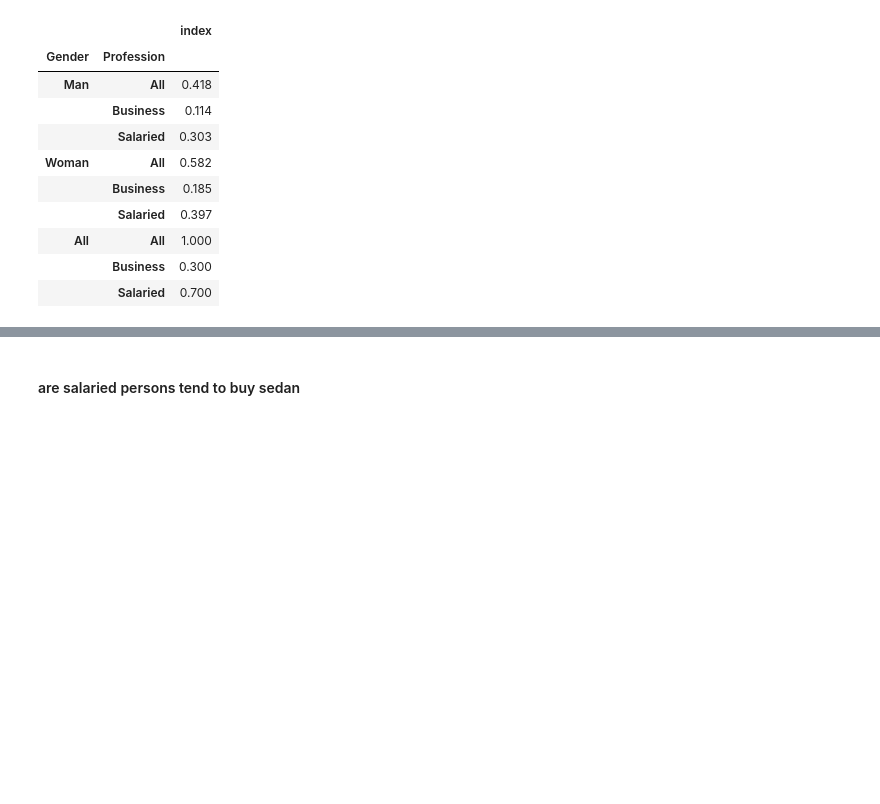
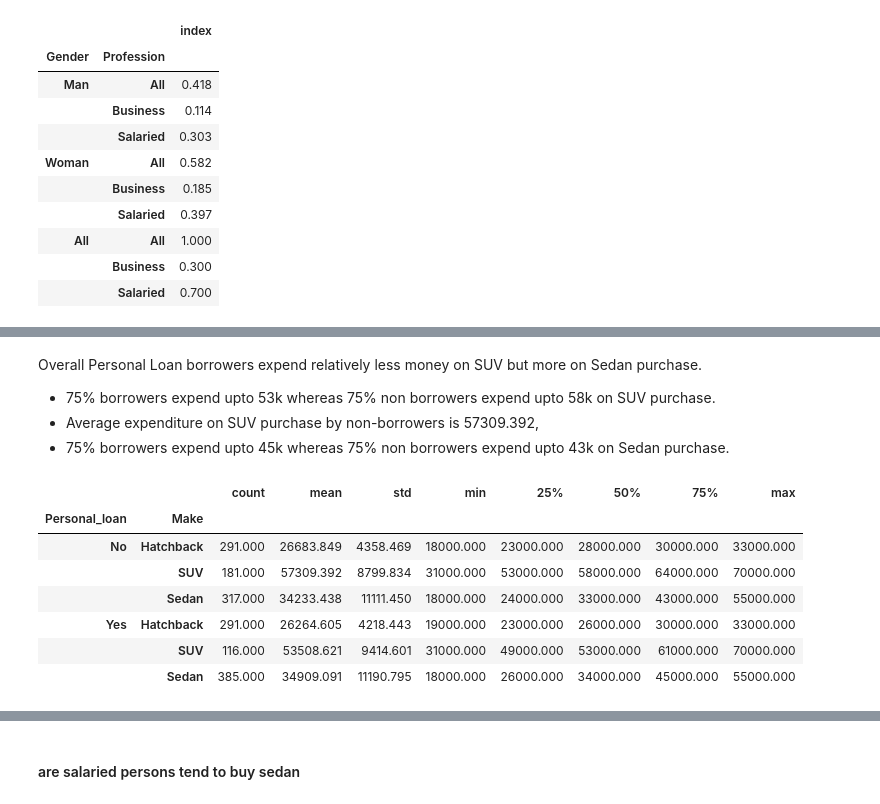
Before and after one commit to devopsopenshift/python, a Jupyter notebook: coded_project/AUSTO-1-4.ipynb, the cells around one changed output, grey strips where cells are left out. Saved outputs shown, nothing was run; the diff lists cells and outputs as text; code cells hidden in the pictures; blank space fills up the shorter version.

Commit message:
Q5. How much money was spent on purchasing automobiles by individuals who took personal loan

```diff
--- a/coded_project/AUSTO-1-4.ipynb
+++ b/coded_project/AUSTO-1-4.ipynb
@@ -535,0 +521,17 @@ table.stack('Profession')
+# %% [markdown]
+Overall Personal Loan borrowers expend relatively less money on SUV but more on Sedan purchase.
+ *  75% borrowers expend upto 53k whereas 75% non borrowers expend upto 58k on SUV purchase.
+   * Average expenditure on SUV purchase by non-borrowers is 57309.392,
+ *  75% borrowers expend upto 45k whereas 75% non borrowers expend upto 43k on Sedan purchase.
+# %%
+quantile_data=data.groupby(['Personal_loan','Make'])['Price'].describe()
+quantile_data
+# %% [output]
+|  |  | count | mean | std | min | 25% | 50% | 75% | max |
+| Personal_loan | Make |  |  |  |  |  |  |  |  |
+| No | Hatchback | 291.000 | 26683.849 | 4358.469 | 18000.000 | 23000.000 | 28000.000 | 30000.000 | 33000.000 |
+|  | SUV | 181.000 | 57309.392 | 8799.834 | 31000.000 | 53000.000 | 58000.000 | 64000.000 | 70000.000 |
+|  | Sedan | 317.000 | 34233.438 | 11111.450 | 18000.000 | 24000.000 | 33000.000 | 43000.000 | 55000.000 |
+| Yes | Hatchback | 291.000 | 26264.605 | 4218.443 | 19000.000 | 23000.000 | 26000.000 | 30000.000 | 33000.000 |
+|  | SUV | 116.000 | 53508.621 | 9414.601 | 31000.000 | 49000.000 | 53000.000 | 61000.000 | 70000.000 |
+|  | Sedan | 385.000 | 34909.091 | 11190.795 | 18000.000 | 26000.000 | 34000.000 | 45000.000 | 55000.000 |
```
Also changed, not shown: parts of 33 cells of this notebook.
